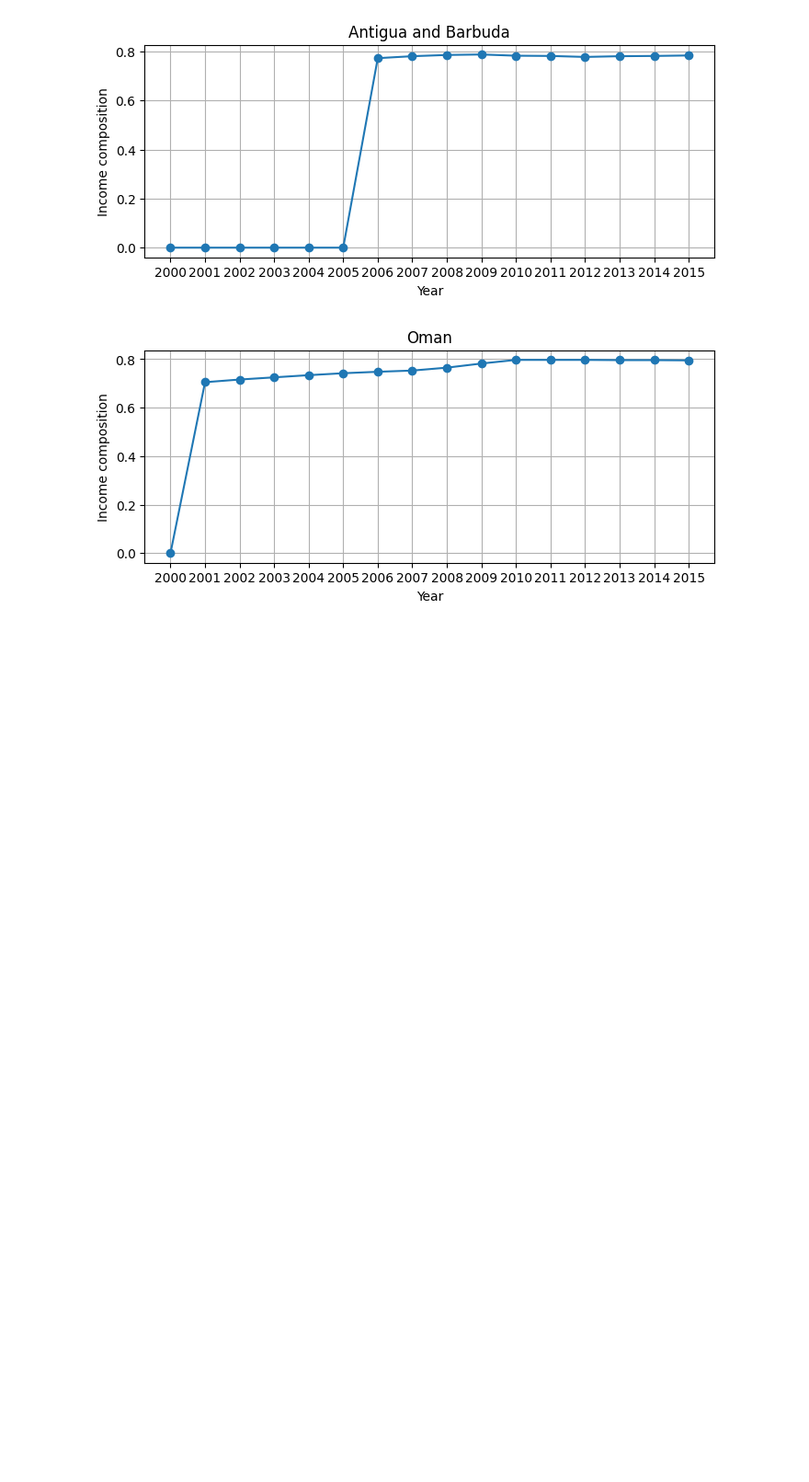
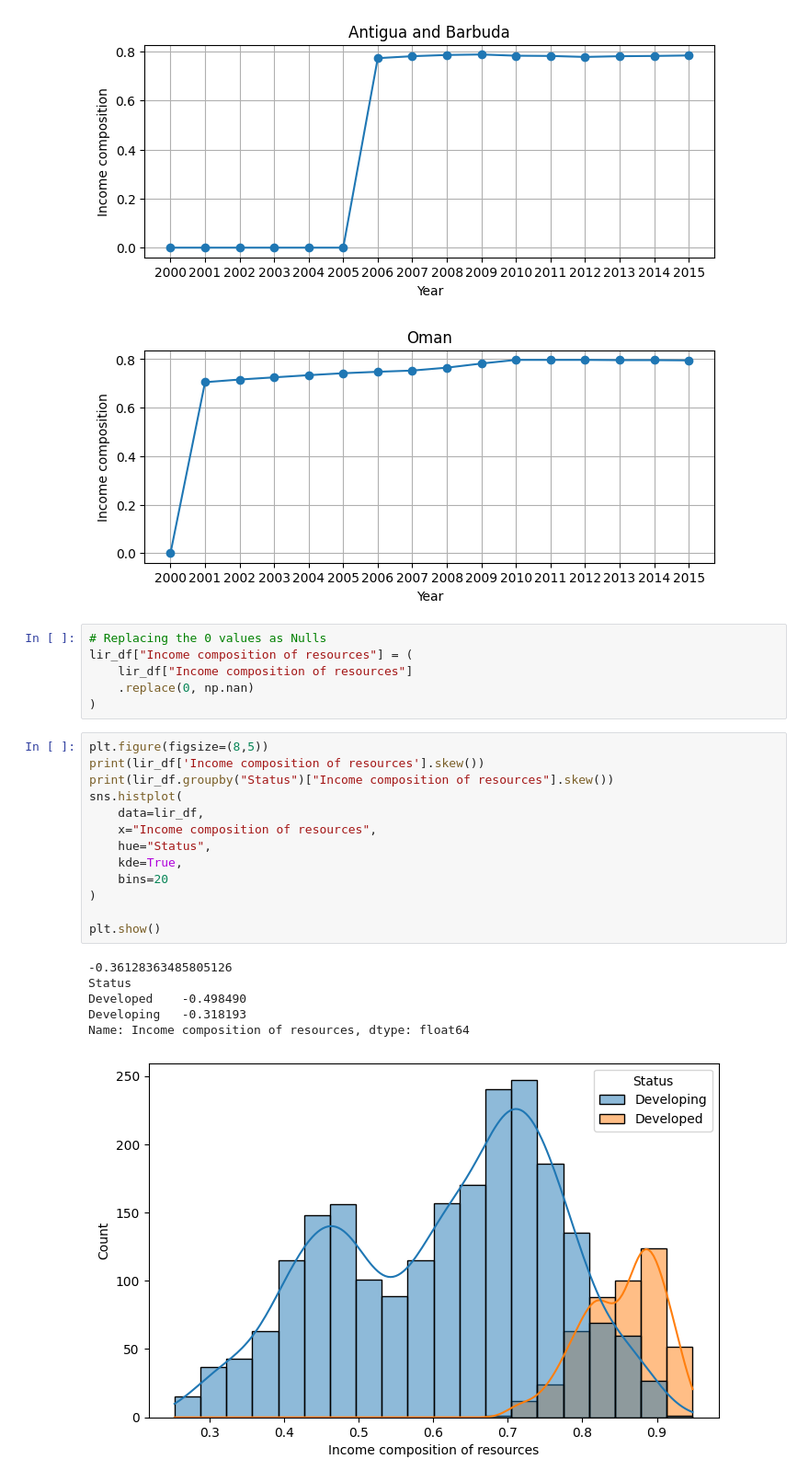
Before and after one commit to paulrichardjacob/Linear_Regression_, a Jupyter notebook: notebooks/1_eds.ipynb, the cells around one changed output. Shown at 92% size. Cells and saved outputs as stored; diff of their text form; blank space fills up the shorter version.

Commit message:
Update - Income composition of resources imputation stratogy

```diff
--- a/notebooks/1_eds.ipynb
+++ b/notebooks/1_eds.ipynb
@@ -882,4 +882,30 @@ for country in countries:
 [figure]
 [figure]
 [figure]
+# %%
+# Replacing the 0 values as Nulls
+lir_df["Income composition of resources"] = (
+    lir_df["Income composition of resources"]
+    .replace(0, np.nan)
+)
+# %%
+plt.figure(figsize=(8,5))
+print(lir_df['Income composition of resources'].skew())
+print(lir_df.groupby("Status")["Income composition of resources"].skew())
+sns.histplot(
+    data=lir_df,
+    x="Income composition of resources",
+    hue="Status",
+    kde=True,
+    bins=20
+)
+
+plt.show()
+# %% [output]
+-0.36128363485805126
+Status
+Developed    -0.498490
+Developing   -0.318193
+Name: Income composition of resources, dtype: float64
+[figure, added]
 # %% [markdown]
```
Also changed, not shown: parts of 2 cells of this notebook.
